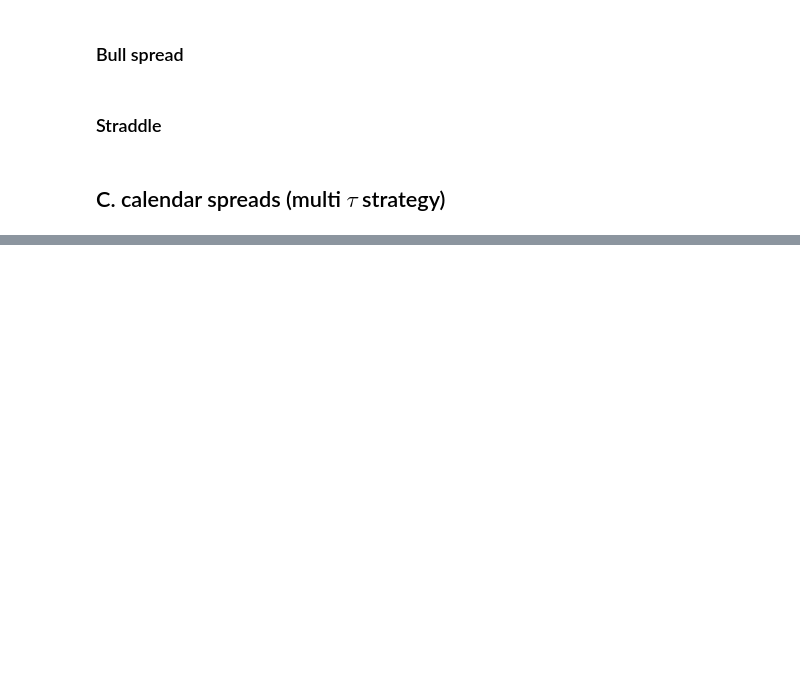
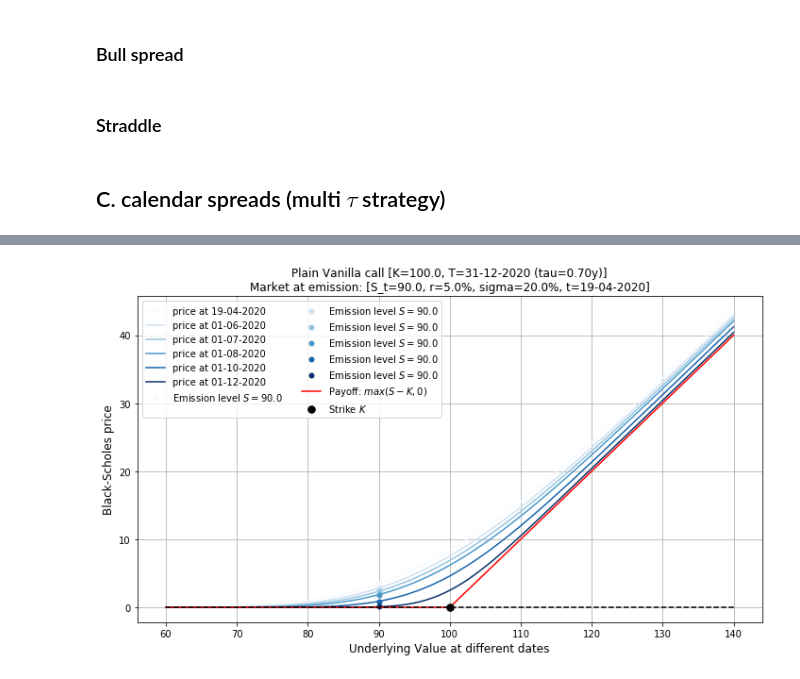
Before and after one commit to gabrielepompa88/IT-For-Business-And-Finance-2019-20, a Jupyter notebook: Notebooks/Derivatives_Analytics___Objects_Composition.ipynb, the cells around one changed output, grey strips where cells are left out. Cells and saved outputs as stored; diff of their text form; code cells hidden in the pictures; blank space fills up the shorter version.

```diff
--- a/Notebooks/Derivatives_Analytics___Objects_Composition.ipynb
+++ b/Notebooks/Derivatives_Analytics___Objects_Composition.ipynb
@@ -3790,0 +3794,4 @@ class OptionPlotter:
+# %%
+option_plotter.plot(t=[datetime_obj_to_date_string(market_env.get_t()), "01-06-2020", "01-07-2020", "01-08-2020", "01-10-2020", "01-12-2020"])
+# %% [output]
+[figure, added]
```
Also changed, not shown: parts of 33 cells of this notebook.
